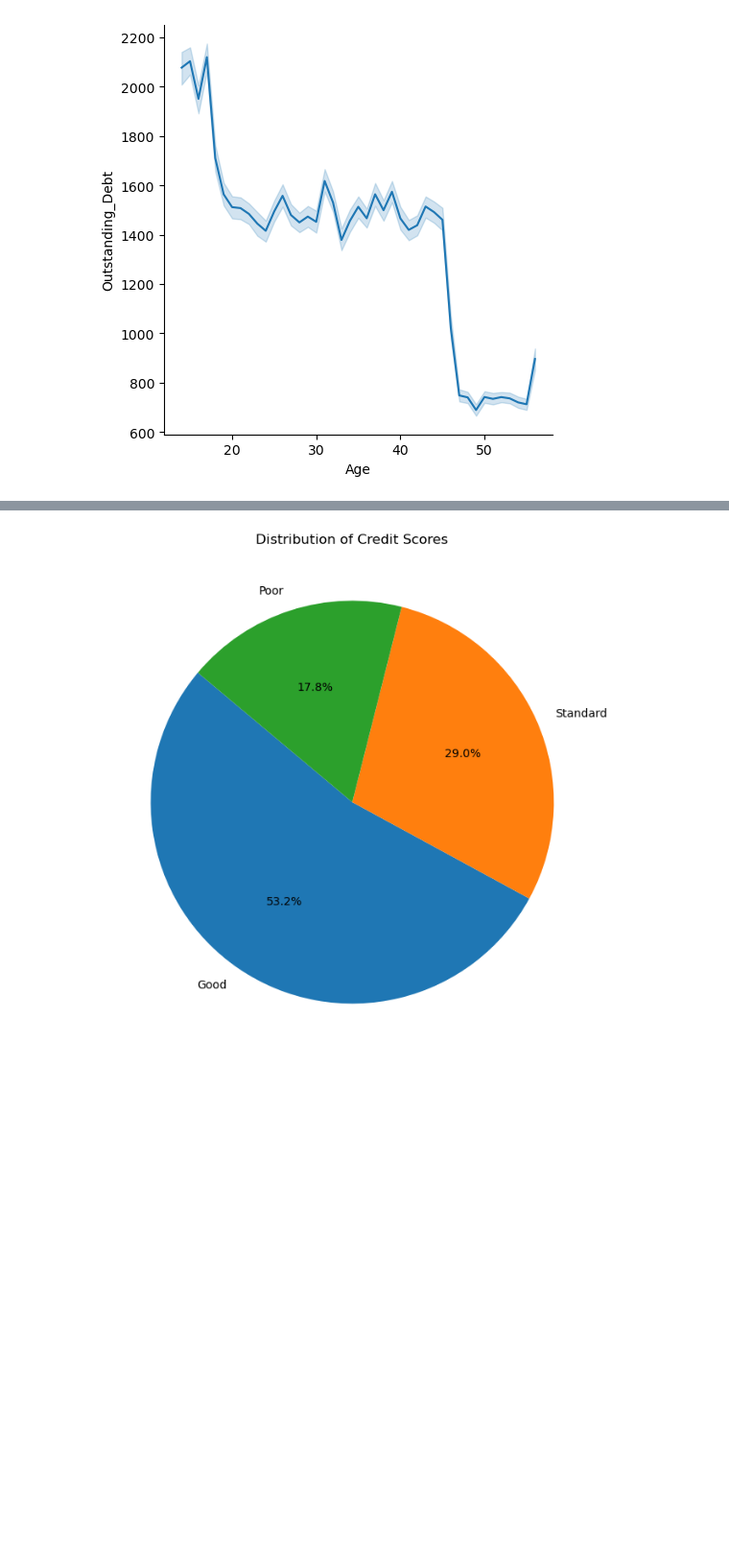
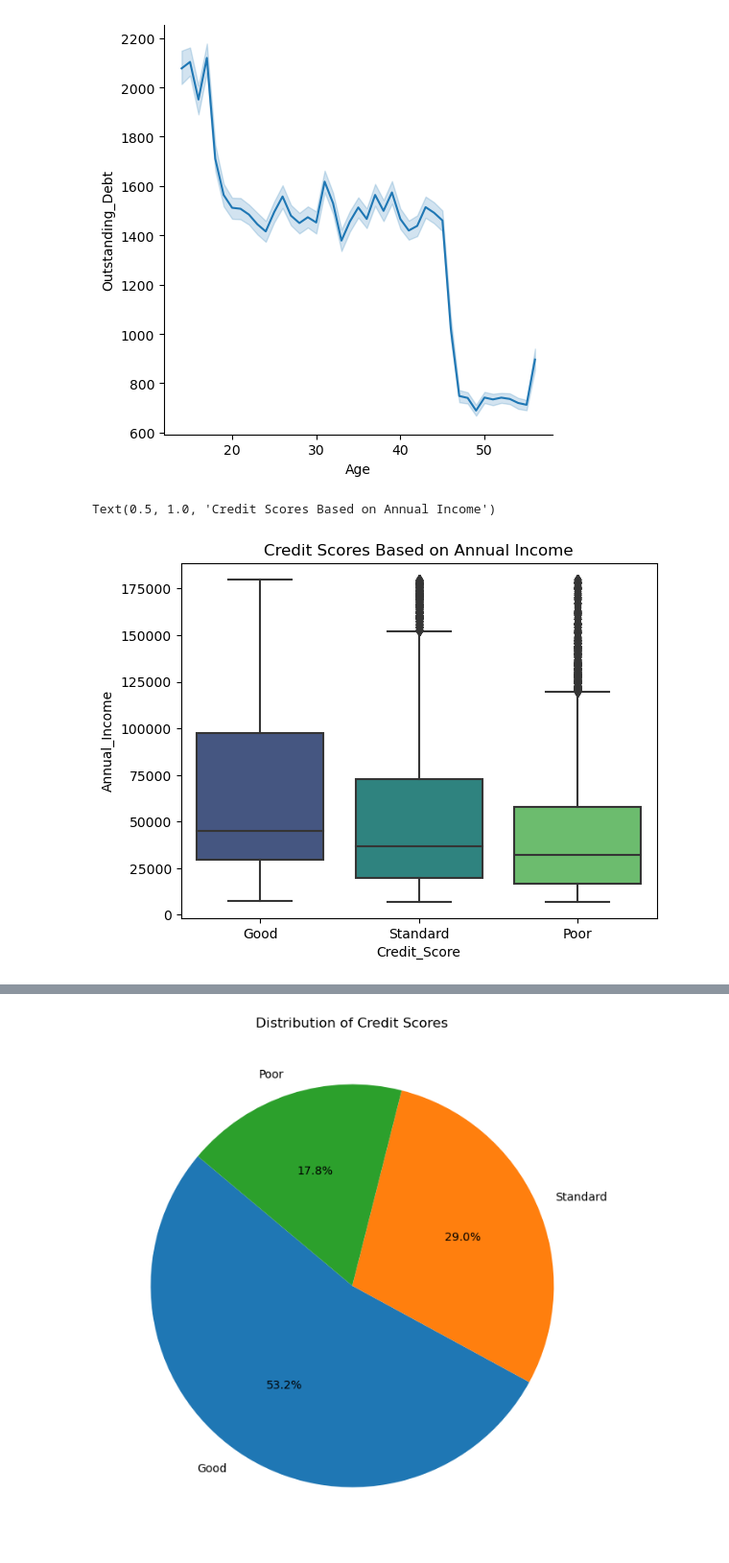
Before and after one commit to adarshtutorial/internship_classification_prjt, a Jupyter notebook: Adarsh_classification_prjt_internship.ipynb, the cells around one changed output, grey strips where cells are left out. Shown at 96% size. Cells and saved outputs as stored; diff of their text form; code cells hidden in the pictures; blank space fills up the shorter version.

```diff
--- a/Adarsh_classification_prjt_internship.ipynb
+++ b/Adarsh_classification_prjt_internship.ipynb
@@ -304,3 +323,12 @@ sns.relplot(x='Age',y="Outstanding_Debt",kind="line",data=df_creditdata)
 plt.show()
 # %% [output]
 [figure]
+# %%
+#box plot showing credit score and Annual income
+
+sns.boxplot(x='Credit_Score',y='Annual_Income',data=df_creditdata,palette='viridis')
+plt.title('Credit Scores Based on Annual Income')
+#the more   annual income , the better credit score
+# %% [output]
+Text(0.5, 1.0, 'Credit Scores Based on Annual Income')
+[figure, added]
```
Also changed, not shown: parts of 10 cells of this notebook.
